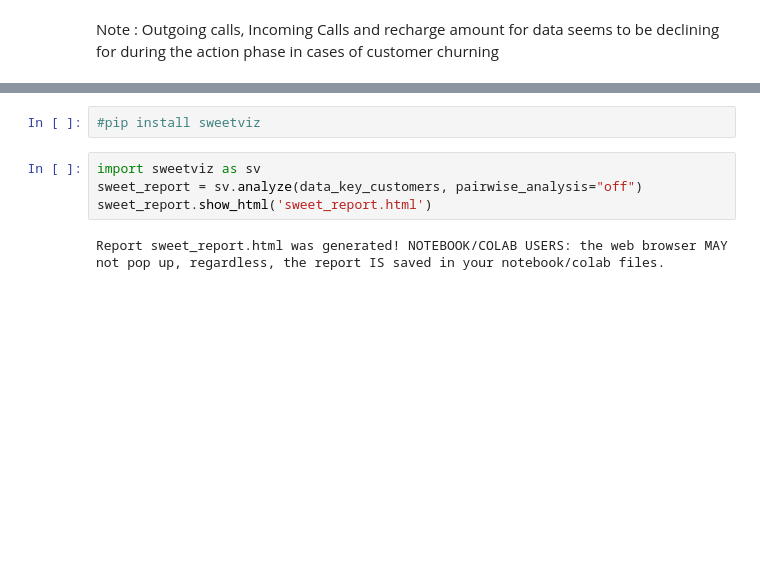
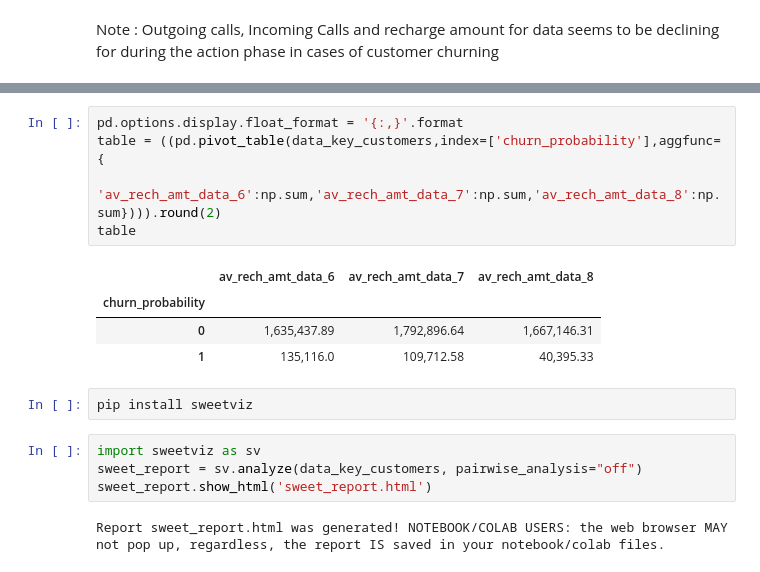
Before and after one commit to chitra-psg/telecom_churn, a Jupyter notebook: telecom_churn_prediction_accuracy_final.ipynb, the cells around one changed output, grey strips where cells are left out. Saved outputs shown, nothing was run; the diff lists cells and outputs as text; blank space fills up the shorter version.

```diff
--- a/telecom_churn_prediction_accuracy_final.ipynb
+++ b/telecom_churn_prediction_accuracy_final.ipynb
@@ -632,5 +652,15 @@ Note : Outgoing calls, Incoming Calls and recharge amount for data seems to be d
+# %%
+pd.options.display.float_format = '{:,}'.format
+table = ((pd.pivot_table(data_key_customers,index=['churn_probability'],aggfunc={
+                                                                   'av_rech_amt_data_6':np.sum,'av_rech_amt_data_7':np.sum,'av_rech_amt_data_8':np.sum}))).round(2)
+table
+# %% [output]
+|  | av_rech_amt_data_6 | av_rech_amt_data_7 | av_rech_amt_data_8 |
+| churn_probability |  |  |  |
+| 0 | 1,635,437.89 | 1,792,896.64 | 1,667,146.31 |
+| 1 | 135,116.0 | 109,712.58 | 40,395.33 |
 # %%
-#pip install sweetviz
+pip install sweetviz
 # %%
 import sweetviz as sv
 sweet_report = sv.analyze(data_key_customers, pairwise_analysis="off")
```
Also changed, not shown: parts of 5 cells of this notebook.
